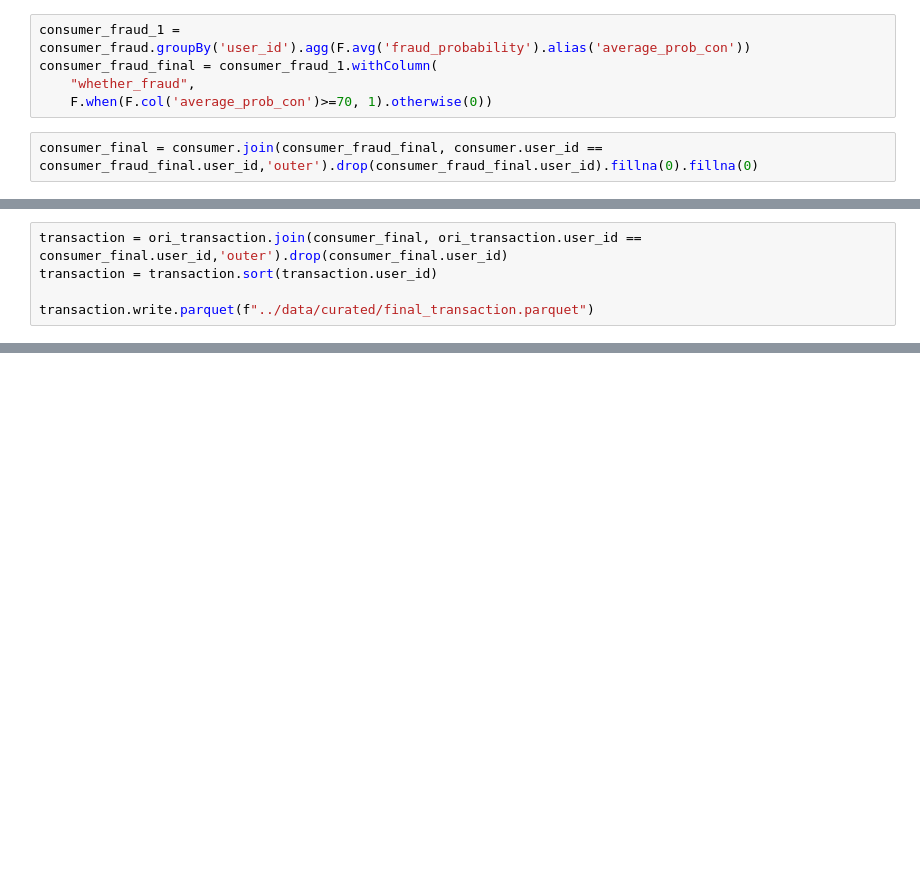
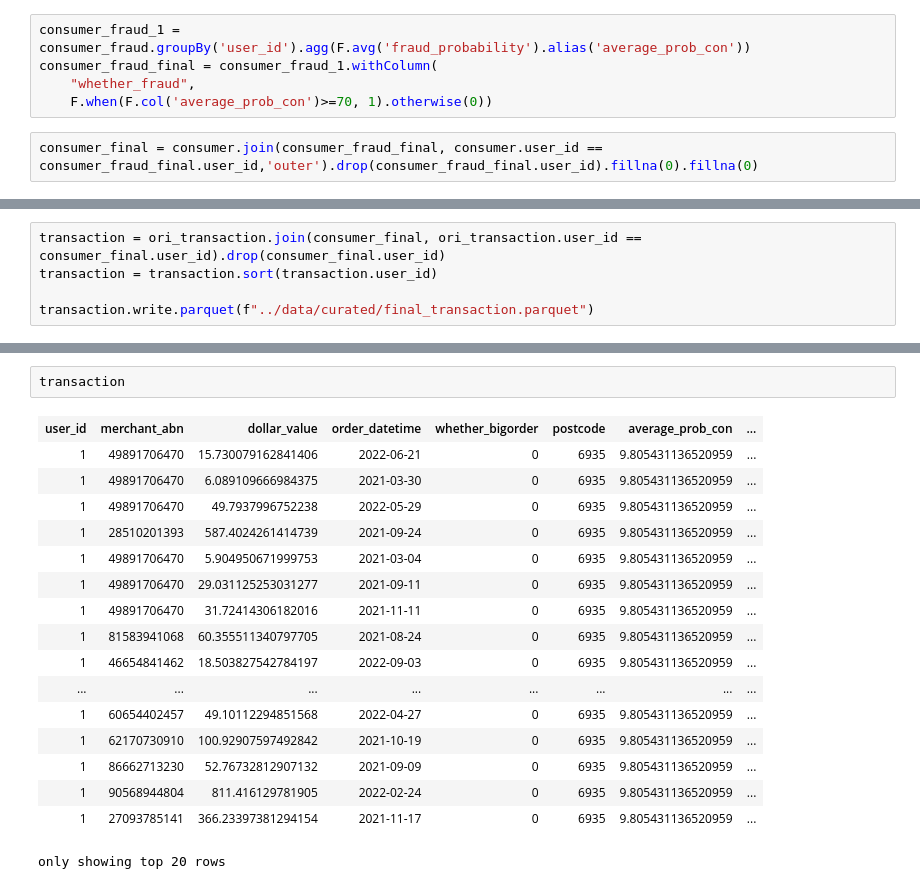
Before and after one commit to MAST30034-Applied-Data-Science/generic-buy-now-pay-later-project-group-16-project2-fighting-group, a Jupyter notebook: notebooks/final_transaction.ipynb, the cells around one changed output, grey strips where cells are left out. Drawn from its saved outputs; the diff is of its cells as text; blank space fills up the shorter version.

```diff
--- a/notebooks/final_transaction.ipynb
+++ b/notebooks/final_transaction.ipynb
@@ -93,5 +95,5 @@ consumer_final.write.parquet(f"../data/curated/final_consumer.parquet")
 # %%
-transaction = ori_transaction.join(consumer_final, ori_transaction.user_id == consumer_final.user_id,'outer').drop(consumer_final.user_id)
+transaction = ori_transaction.join(consumer_final, ori_transaction.user_id == consumer_final.user_id).drop(consumer_final.user_id)
 transaction = transaction.sort(transaction.user_id)
 
 transaction.write.parquet(f"../data/curated/final_transaction.parquet")
@@ -105,0 +109,20 @@ Scaling row group sizes to 96.54% for 7 writers
+# %%
+transaction
+# %% [output]
+| user_id | merchant_abn | dollar_value | order_datetime | whether_bigorder | postcode | average_prob_con | ... |
+| 1 | 49891706470 | 15.730079162841406 | 2022-06-21 | 0 | 6935 | 9.805431136520959 | ... |
+| 1 | 49891706470 | 6.089109666984375 | 2021-03-30 | 0 | 6935 | 9.805431136520959 | ... |
+| 1 | 49891706470 | 49.7937996752238 | 2022-05-29 | 0 | 6935 | 9.805431136520959 | ... |
+| 1 | 28510201393 | 587.4024261414739 | 2021-09-24 | 0 | 6935 | 9.805431136520959 | ... |
+| 1 | 49891706470 | 5.904950671999753 | 2021-03-04 | 0 | 6935 | 9.805431136520959 | ... |
+| 1 | 49891706470 | 29.031125253031277 | 2021-09-11 | 0 | 6935 | 9.805431136520959 | ... |
+| 1 | 49891706470 | 31.72414306182016 | 2021-11-11 | 0 | 6935 | 9.805431136520959 | ... |
+| 1 | 81583941068 | 60.355511340797705 | 2021-08-24 | 0 | 6935 | 9.805431136520959 | ... |
+| 1 | 46654841462 | 18.503827542784197 | 2022-09-03 | 0 | 6935 | 9.805431136520959 | ... |
+| ... | ... | ... | ... | ... | ... | ... | ... |
+| 1 | 60654402457 | 49.10112294851568 | 2022-04-27 | 0 | 6935 | 9.805431136520959 | ... |
+| 1 | 62170730910 | 100.92907597492842 | 2021-10-19 | 0 | 6935 | 9.805431136520959 | ... |
+| 1 | 86662713230 | 52.76732812907132 | 2021-09-09 | 0 | 6935 | 9.805431136520959 | ... |
+| 1 | 90568944804 | 811.416129781905 | 2022-02-24 | 0 | 6935 | 9.805431136520959 | ... |
+| 1 | 27093785141 | 366.23397381294154 | 2021-11-17 | 0 | 6935 | 9.805431136520959 | ... |
+only showing top 20 rows
```
Also changed, not shown: parts of 3 cells of this notebook, 1 other file.
